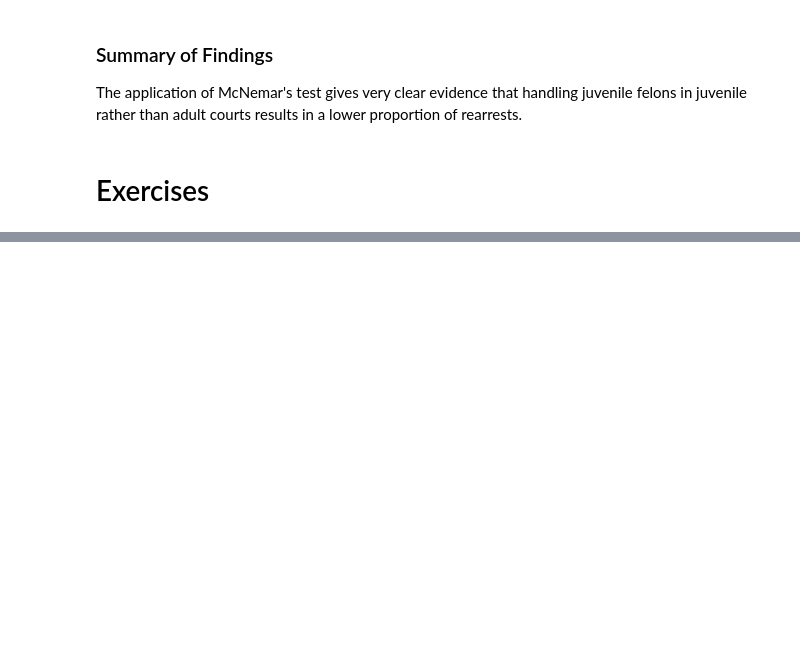
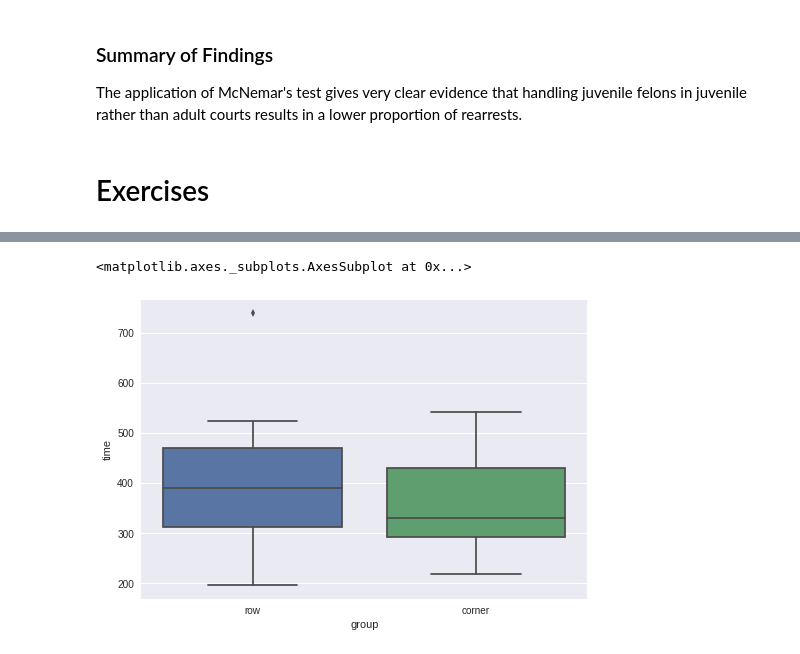
Before and after one commit to seporaitis/hsaur-python, a Jupyter notebook: Chapter3.ipynb, the cells around one changed output, grey strips where cells are left out. Drawn from its saved outputs; the diff is of its cells as text; code cells hidden in the pictures; blank space fills up the shorter version.

```diff
--- a/Chapter3.ipynb
+++ b/Chapter3.ipynb
@@ -409,0 +537,4 @@ The application of McNemar's test gives very clear evidence that handling juveni
+# %%
+eft = pd.read_csv('EFT.csv')
+del eft['Unnamed: 0']
+eft.head()
@@ -409,0 +560,5 @@ The application of McNemar's test gives very clear evidence that handling juveni
+# %%
+sns.boxplot(x='group', y='time', data=eft)
+# %% [output]
+<matplotlib.axes._subplots.AxesSubplot at 0x...>
+[figure, added]
```
Also changed, not shown: parts of 24 cells of this notebook, 1 other file.
